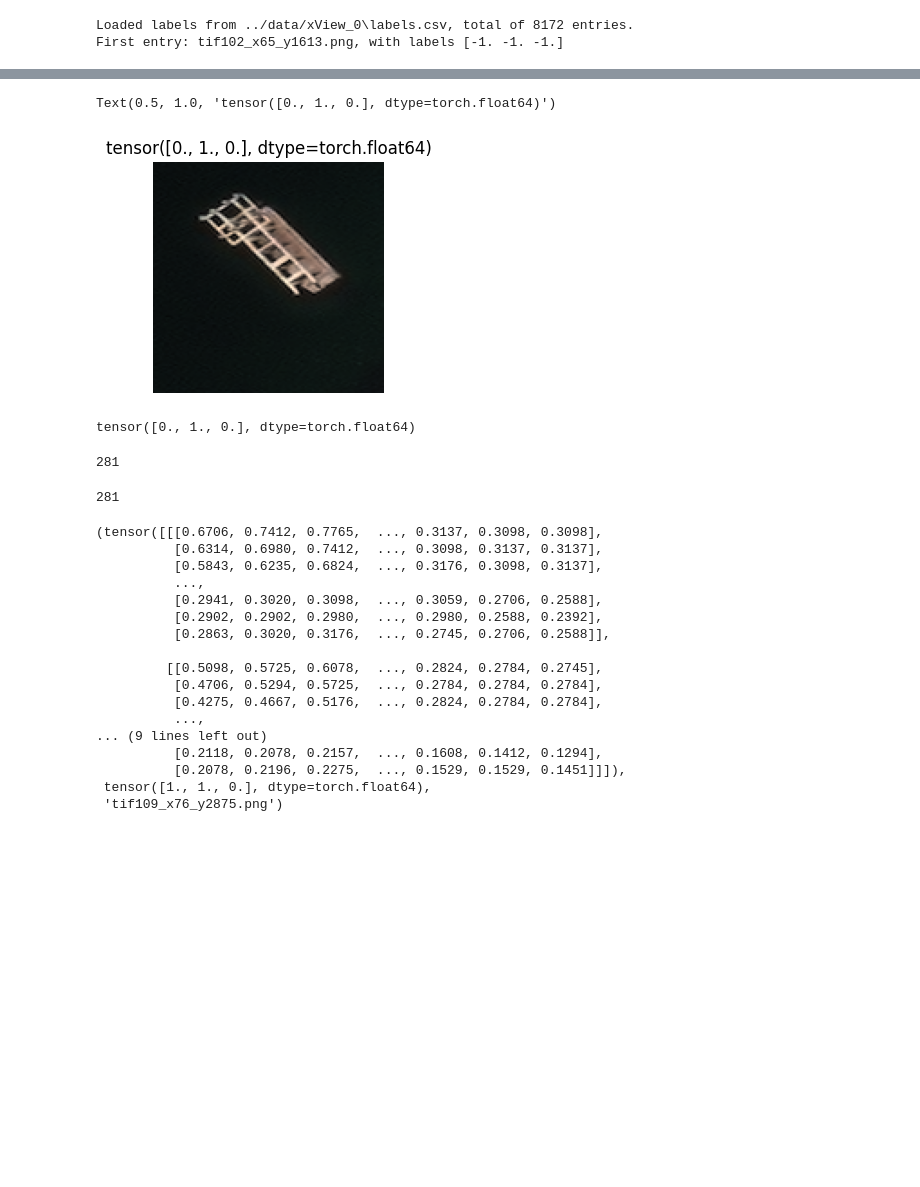
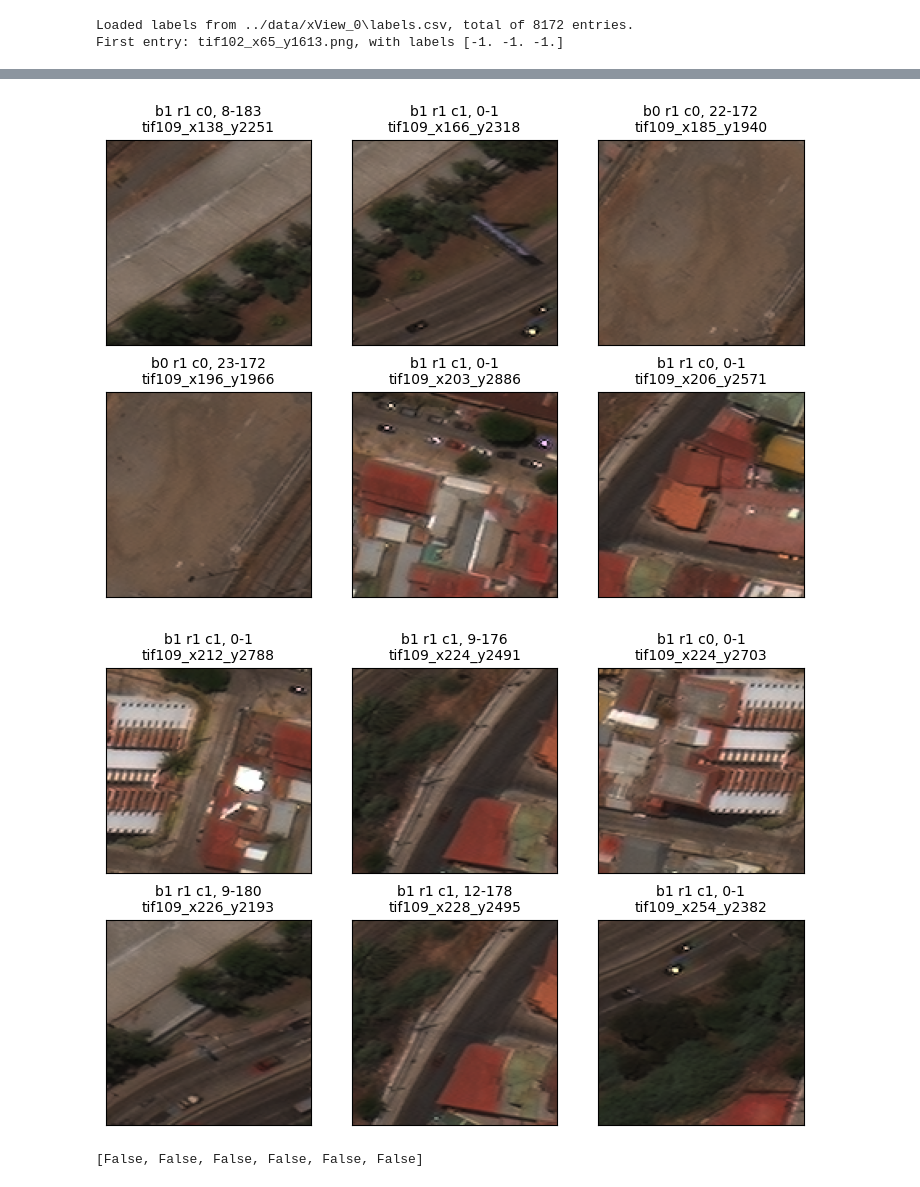
Before and after one commit to dpanas/clear-dear, a Jupyter notebook: notebooks/dp-4-data-and-loader-sanity-checks.ipynb, the cells around one changed output, grey strips where cells are left out. Cells and saved outputs as stored; diff of their text form; code cells hidden in the pictures; blank space fills up the shorter version.

```diff
--- a/notebooks/dp-4-data-and-loader-sanity-checks.ipynb
+++ b/notebooks/dp-4-data-and-loader-sanity-checks.ipynb
@@ -139,10 +125,0 @@ Text(0.5, 1.0, 'tensor([0., 1., 0.], dtype=torch.float64)')
-# %%
-ax = splo.plot_single( dut.to_numpy( im_1), figsize= (3,3))
-ax.set_title( str(l_1))
-# %% [output]
-Text(0.5, 1.0, 'tensor([0., 1., 0.], dtype=torch.float64)')
-[figure, removed]
-# %%
-l_0
-# %% [output]
-tensor([0., 1., 0.], dtype=torch.float64)
@@ -157,31 +126,29 @@ label_cond = lambda x: x[0]!=-1
+# %%
+
+name_cond = lambda x: x.startswith('tif109')
+label_cond = lambda x: x[1]!=-1
 # %%
 check0 = filt_( dataset_0, name_cond, label_cond)
 check1 = filt_( dataset_1, name_cond, label_cond)
-# %%
-len(check0)
-# %% [output]
-281
-# %%
-len(check1)
-# %% [output]
-281
-# %%
-dataset_0.__getitem__(check0[0])
-# %% [output]
-(tensor([[[0.6706, 0.7412, 0.7765,  ..., 0.3137, 0.3098, 0.3098],
-          [0.6314, 0.6980, 0.7412,  ..., 0.3098, 0.3137, 0.3137],
-          [0.5843, 0.6235, 0.6824,  ..., 0.3176, 0.3098, 0.3137],
-          ...,
-          [0.2941, 0.3020, 0.3098,  ..., 0.3059, 0.2706, 0.2588],
-          [0.2902, 0.2902, 0.2980,  ..., 0.2980, 0.2588, 0.2392],
-          [0.2863, 0.3020, 0.3176,  ..., 0.2745, 0.2706, 0.2588]],
-
-         [[0.5098, 0.5725, 0.6078,  ..., 0.2824, 0.2784, 0.2745],
-          [0.4706, 0.5294, 0.5725,  ..., 0.2784, 0.2784, 0.2784],
-          [0.4275, 0.4667, 0.5176,  ..., 0.2824, 0.2784, 0.2784],
-          ...,
-... (9 lines left out)
-          [0.2118, 0.2078, 0.2157,  ..., 0.1608, 0.1412, 0.1294],
-          [0.2078, 0.2196, 0.2275,  ..., 0.1529, 0.1529, 0.1451]]]),
- tensor([1., 1., 0.], dtype=torch.float64),
- 'tif109_x76_y2875.png')
+# %%
+st_ = 1
+# %%
+batch0, x0, l0, n0 = [], [], [], []
+st = st_*6
+_ = [batch0.append( dataset_0.__getitem__( check0[x])) for x in range(st,st+6)]
+_ = [(x0.append(x_), l0.append(l_), n0.append(n_)) for x_, l_, n_ in batch0]
+_ = plot_batch_of_3xN( x0, l0, n0, N= 2)
+# %% [output]
+[figure, added]
+# %%
+batch1, x1, l1, n1 = [], [], [], []
+st = st_*6
+_ = [batch1.append( dataset_1.__getitem__( check1[ x])) for x in range(st,st+6)]
+_ = [(x1.append(x_), l1.append(l_), n1.append(n_)) for x_, l_, n_ in batch1]
+_ = plot_batch_of_3xN( x1, l1, n1, N=2)
+# %% [output]
+[figure, added]
+# %%
+[all(l0[i]==l1[i]) for i in range(len(l0))]
+# %% [output]
+[False, False, False, False, False, False]
```
Also changed, not shown: parts of 16 cells of this notebook, 3 other files.
